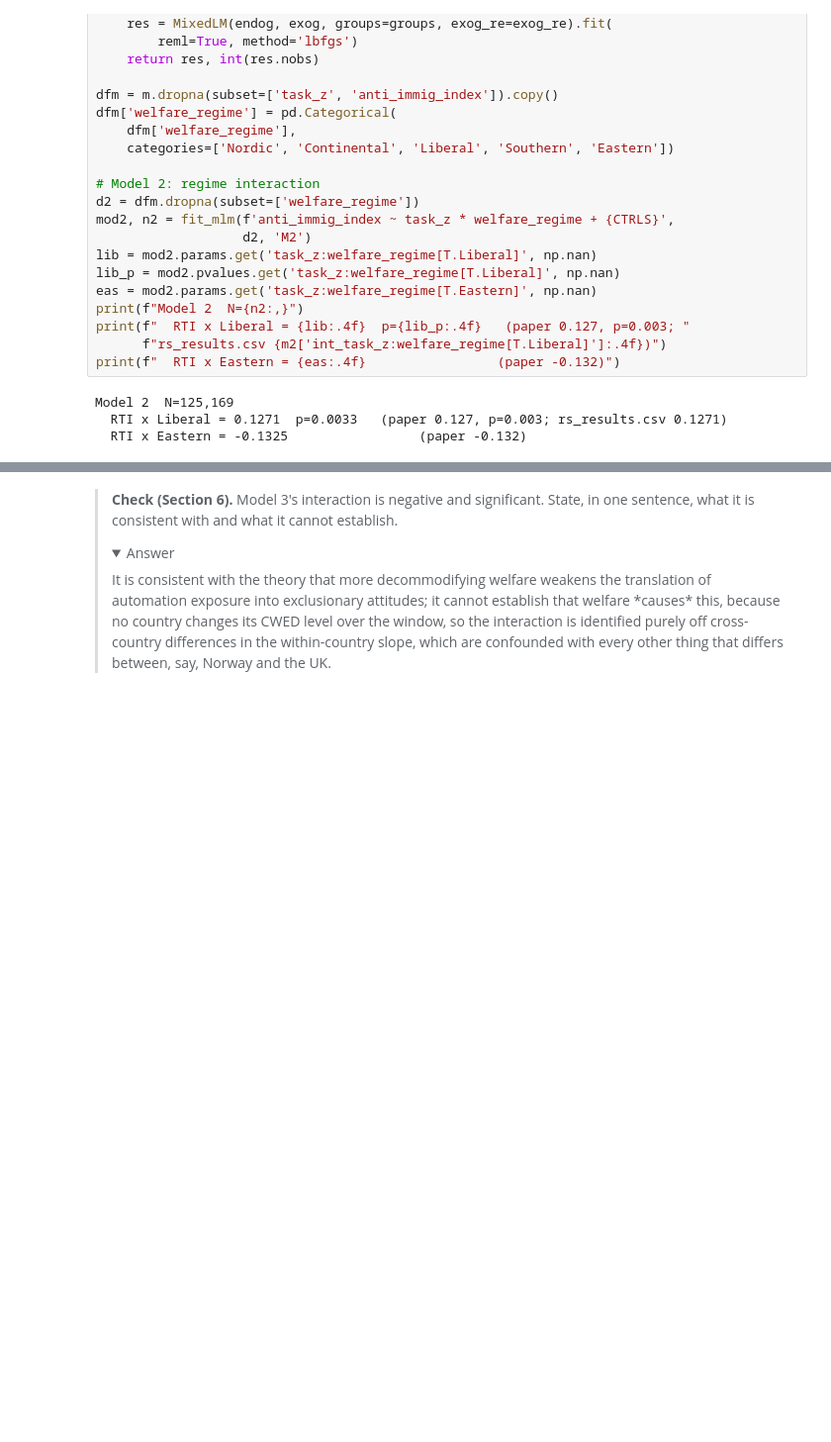
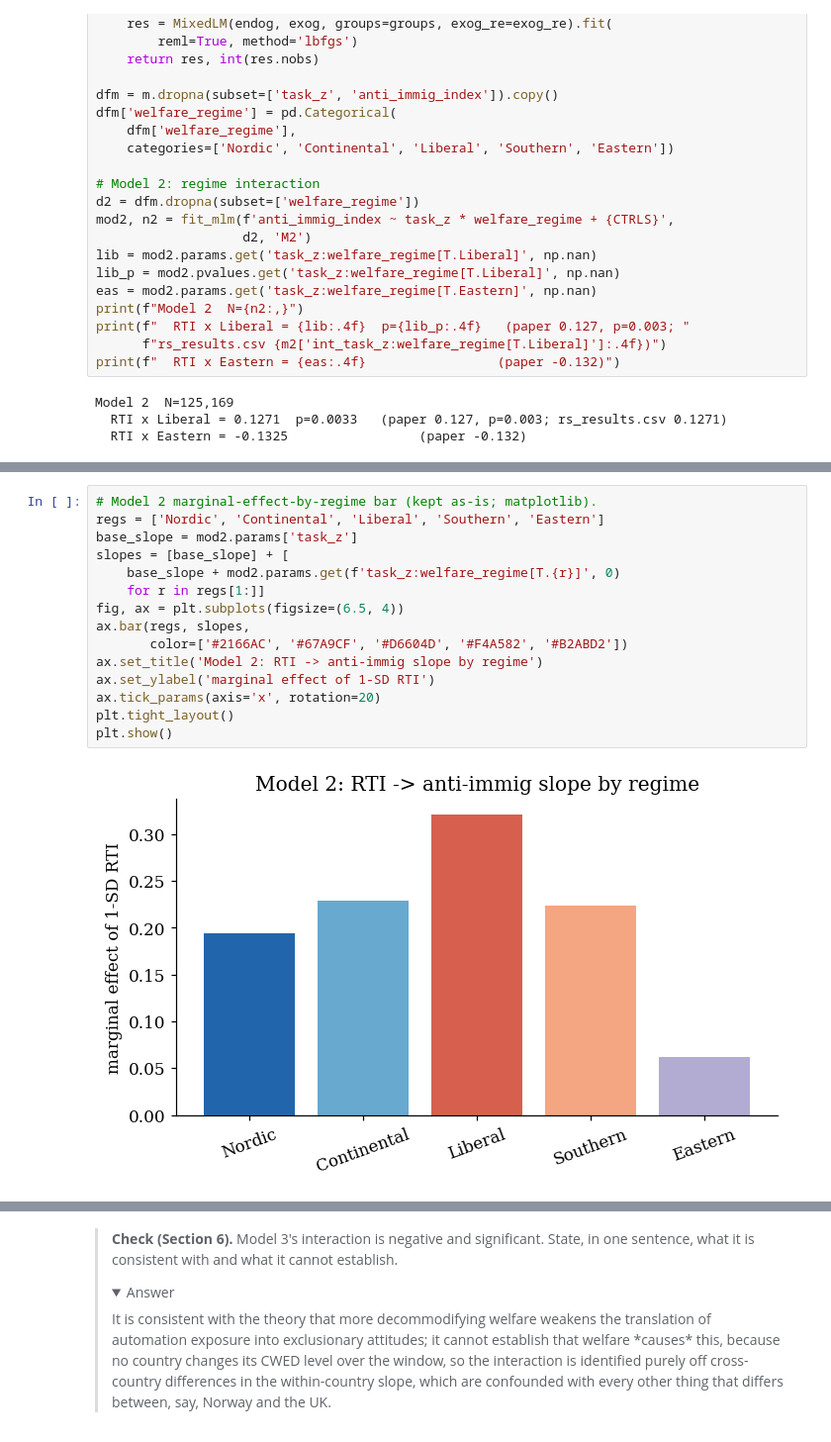
Before and after one commit to bencsmartucph/research-master, a Jupyter notebook: tutorial_outputs/master_analysis_notebook.ipynb, the cells around one changed output, grey strips where cells are left out. Shown at 99% size. Drawn from its saved outputs; the diff is of its cells as text; folded sections open; blank space fills up the shorter version.

```diff
--- a/tutorial_outputs/master_analysis_notebook.ipynb
+++ b/tutorial_outputs/master_analysis_notebook.ipynb
@@ -686,0 +830,17 @@ Model 3  N=81,885
+# %%
+# Model 2 marginal-effect-by-regime bar (kept as-is; matplotlib).
+regs = ['Nordic', 'Continental', 'Liberal', 'Southern', 'Eastern']
+base_slope = mod2.params['task_z']
+slopes = [base_slope] + [
+    base_slope + mod2.params.get(f'task_z:welfare_regime[T.{r}]', 0)
+    for r in regs[1:]]
+fig, ax = plt.subplots(figsize=(6.5, 4))
+ax.bar(regs, slopes,
+       color=['#2166AC', '#67A9CF', '#D6604D', '#F4A582', '#B2ABD2'])
+ax.set_title('Model 2: RTI -> anti-immig slope by regime')
+ax.set_ylabel('marginal effect of 1-SD RTI')
+ax.tick_params(axis='x', rotation=20)
+plt.tight_layout()
+plt.show()
+# %% [output]
+[figure, added]
```
Also changed, not shown: parts of 18 cells of this notebook, 1 other file.
